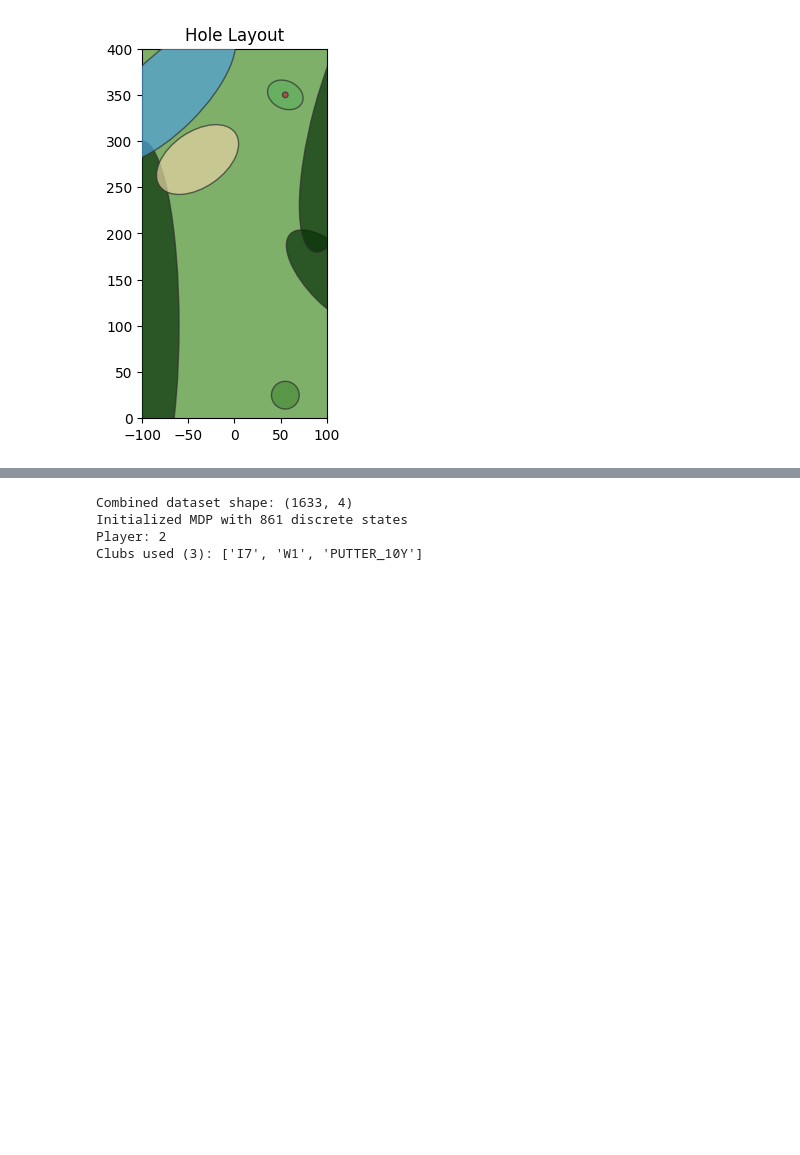
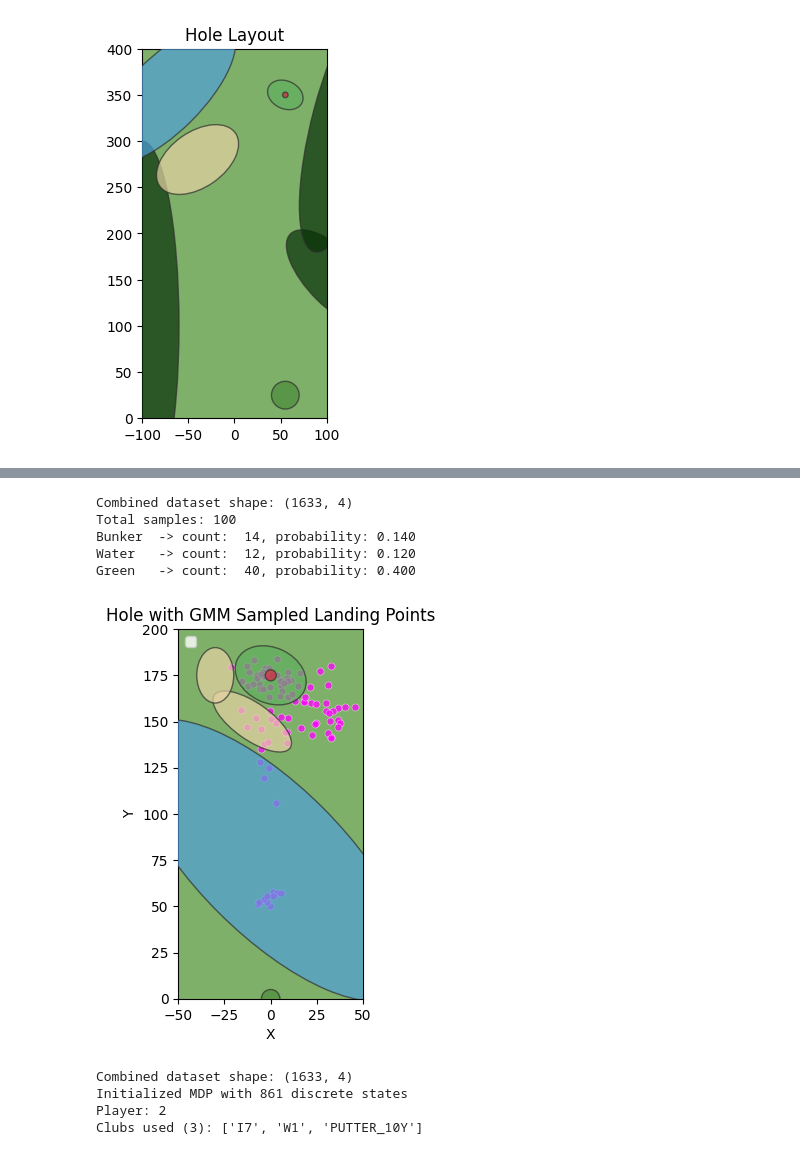
Before and after one commit to RyanMFraser/CPSC_440_Project, a Jupyter notebook: Exploration/mdp_exploration.ipynb, the cells around one changed output, grey strips where cells are left out. Cells and saved outputs as stored; diff of their text form; code cells hidden in the pictures; blank space fills up the shorter version.

Commit message:
project finish

```diff
--- a/Exploration/mdp_exploration.ipynb
+++ b/Exploration/mdp_exploration.ipynb
@@ -62,3 +87,79 @@ plt.show()
+# %%
+DATA_PATH = PROJECT_ROOT / "Data" / "RG_Data.csv"
+PLAYER_NAME = "Ryan"
+MAX_COMPONENTS = 10
+MIN_SHOTS_PER_CLUB = 10
+
+raw = preprocess_data()
+player_df = raw[raw["Name"] == PLAYER_NAME].copy()
+
+if player_df.empty:
+    raise ValueError(f"No rows found for player '{PLAYER_NAME}' in {DATA_PATH}.")
+
+gmm = None
+
+for club, club_df in sorted(player_df.groupby("Club"), key=lambda x: x[0]):
+    if len(club_df) < MIN_SHOTS_PER_CLUB:
+        continue
+
+    club_data = club_df.dropna(subset=["X", "Y"]).copy()
+    idx, gmms, model_scores = train_gaussian_mixture(club_data, max_components=MAX_COMPONENTS)
+    model = gmms[idx]
+
+    gmm = model
+
+if gmm is None:
+    raise ValueError("No valid GMM was trained from this player's clubs.")
+
+n_samples = 100
+sampled_points, _ = gmm.sample(n_samples)
+
+target_types = ["bunker", "water", "green"]
+components_by_type = {
+    comp_type: [comp for comp in hole.components if comp.type == comp_type]
+    for comp_type in target_types
+}
+
+counts = {comp_type: 0 for comp_type in target_types}
+for x, y in sampled_points:
+    for comp_type in target_types:
+        if any(comp.contains(x, y) for comp in components_by_type[comp_type]):
+            counts[comp_type] += 1
+
+print(f"Total samples: {n_samples}")
+for comp_type in target_types:
+    count = counts[comp_type]
+    prob = count / n_samples
+    print(f"{comp_type.capitalize():<7} -> count: {count:3d}, probability: {prob:.3f}")
+
+# Plot sampled points on top of the hole using the same coordinate frame:
+# x is centered at 0, y increases upward.
+fig, ax = hole.draw()
+ax.scatter(
+    sampled_points[:, 0],
+    sampled_points[:, 1],
+    s=26,
+    c="magenta",
+    alpha=0.75,
+    edgecolors="white",
+    linewidths=0.35,
+
+)
+ax.set_xlim(-hole.x / 2, hole.x / 2)
+ax.set_ylim(0, hole.y)
+ax.set_aspect("equal", adjustable="box")
+ax.set_title("Hole with GMM Sampled Landing Points")
+ax.set_xlabel("X")
+ax.set_ylabel("Y")
+ax.legend(loc="upper left")
+plt.show()
+# %% [output]
+Combined dataset shape: (1633, 4)
+Total samples: 100
+Bunker  -> count:  14, probability: 0.140
+Water   -> count:  12, probability: 0.120
+Green   -> count:  40, probability: 0.400
+[figure, added]
 # %%
 # Fit one GMM per club from Data/RG_Data.csv.
 # We model each shot as [lateral_offset, distance].
```
Also changed, not shown: parts of 1 cell of this notebook, 16 other files.
